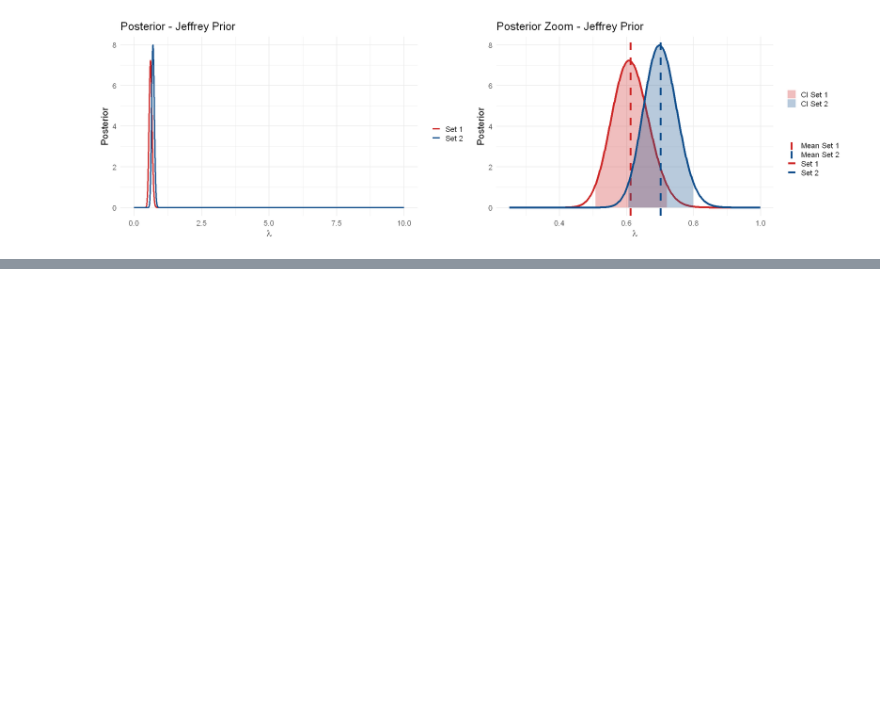
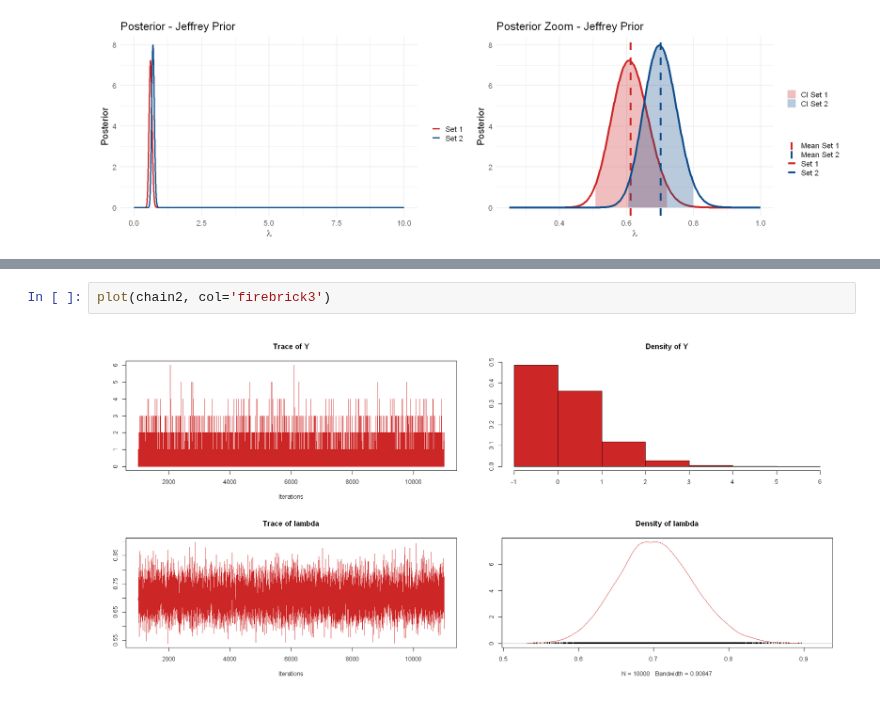
Before and after one commit to Berto70/advstat, a Jupyter notebook: ex6/Bertinelli_Gabriele_Rlab06.ipynb, the cells around one changed output, grey strips where cells are left out. Drawn from its saved outputs; the diff is of its cells as text; blank space fills up the shorter version.

```diff
--- a/ex6/Bertinelli_Gabriele_Rlab06.ipynb
+++ b/ex6/Bertinelli_Gabriele_Rlab06.ipynb
@@ -249,0 +329,4 @@ Warning message:
+# %%
+plot(chain2, col='firebrick3')
+# %% [output]
+[figure, added]
```
Also changed, not shown: parts of 6 cells of this notebook.
